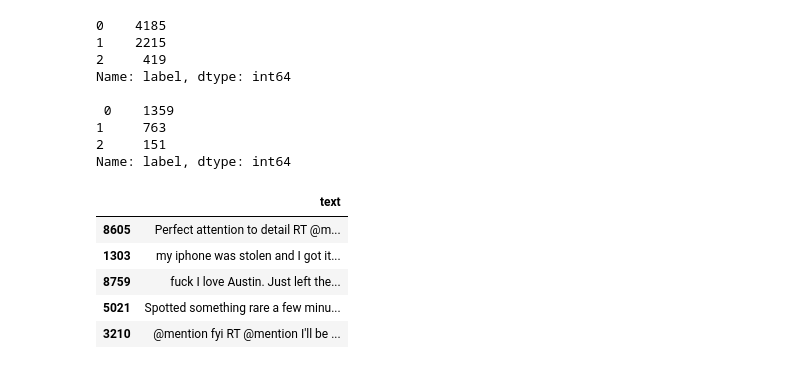
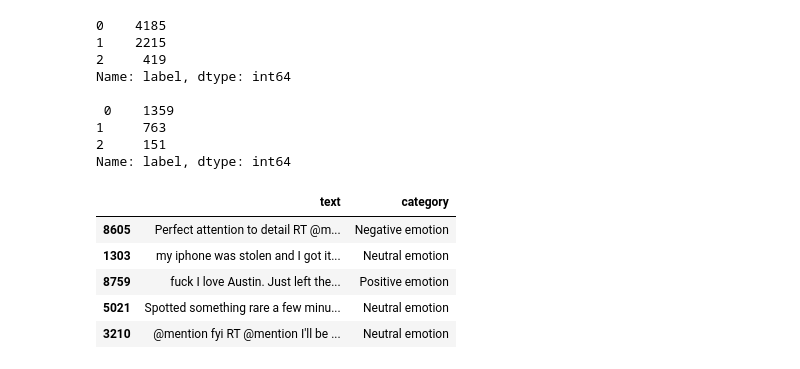
Before and after one commit to VolhaP87/Twitter_Sentiment_Analysis, a Jupyter notebook: Untitled.ipynb, the cells around one changed output. Cells and saved outputs as stored; diff of their text form; code cells hidden in the pictures.

```diff
--- a/Untitled.ipynb
+++ b/Untitled.ipynb
@@ -55,8 +54,8 @@ data.head()
 | 3 | @sxsw I hope this year's festival... | Negative emotion |
 | 4 | @sxtxstate great stuff on Fri #SX... | Positive emotion |
 # %%
-data['label'] = data['label'].replace("[',]", "", regex=True)
-data['label'].value_counts()
+data['category'] = data['category'].replace("[',]", "", regex=True)
+data['category'].value_counts()
 # %% [output]
 No emotion toward brand or product    5389
 Positive emotion                      2978
@@ -66,7 +65,7 @@ Name: label, dtype: int64
 # %%
-data['label'].replace('No emotion toward brand or product', 'Neutral emotion', inplace=True)
-data['label'].replace('I cant tell', 'Neutral emotion', inplace=True)
-data['label'].value_counts()
+data['category'].replace('No emotion toward brand or product', 'Neutral emotion', inplace=True)
+data['category'].replace('I cant tell', 'Neutral emotion', inplace=True)
+data['category'].value_counts()
 # %% [output]
 Neutral emotion     5545
 Positive emotion    2978
@@ -135,7 +134,7 @@ label = {
     'Positive emotion' : 1,
     'Negative emotion' : 2
 }
-label_data = data['label'].map(label)
+label_data = data['category'].map(label)
 
 new_df = data.copy()
 new_df['label'] = label_data
@@ -162,5 +162,5 @@ memory usage: 213.1+ KB
 # %%
-X = new_df['text']
+X = new_df[['text', 'category']]
 y = new_df['label']
 # %%
 from sklearn.model_selection import train_test_split
@@ -177,15 +177,15 @@ Name: label, dtype: int64
 2     151
 Name: label, dtype: int64
 # %%
-X_train = pd.DataFrame(X_train, columns = ['text'])
+X_train = pd.DataFrame(X_train, columns = ['text', 'category'])
 X_train.head()
 # %% [output]
-|  | text |
-| 8605 | Perfect attention to detail RT @m... |
-| 1303 | my iphone was stolen and I got it... |
-| 8759 | fuck I love Austin. Just left the... |
-| 5021 | Spotted something rare a few minu... |
-| 3210 | @mention fyi RT @mention I'll be ... |
+|  | text | category |
+| 8605 | Perfect attention to detail RT @m... | Negative emotion |
+| 1303 | my iphone was stolen and I got it... | Neutral emotion |
+| 8759 | fuck I love Austin. Just left the... | Positive emotion |
+| 5021 | Spotted something rare a few minu... | Neutral emotion |
+| 3210 | @mention fyi RT @mention I'll be ... | Neutral emotion |
 # %%
 # Standardizing
 # Transform sample data to lowercase
```
Also changed, not shown: parts of 23 cells of this notebook.
